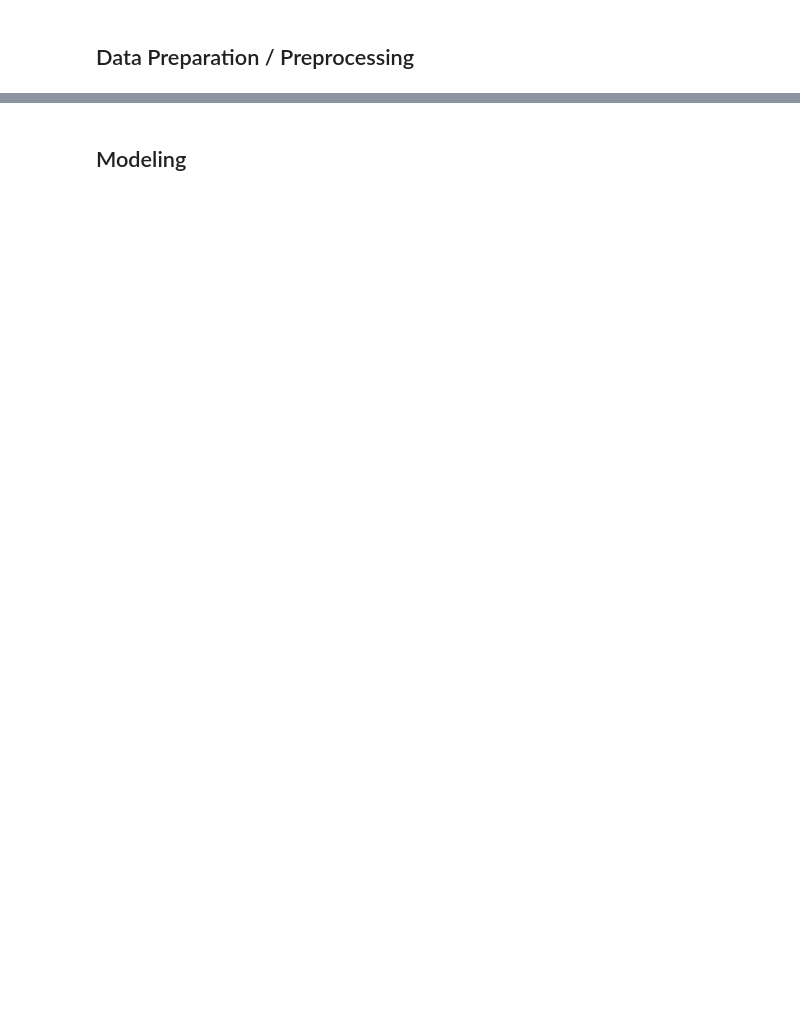
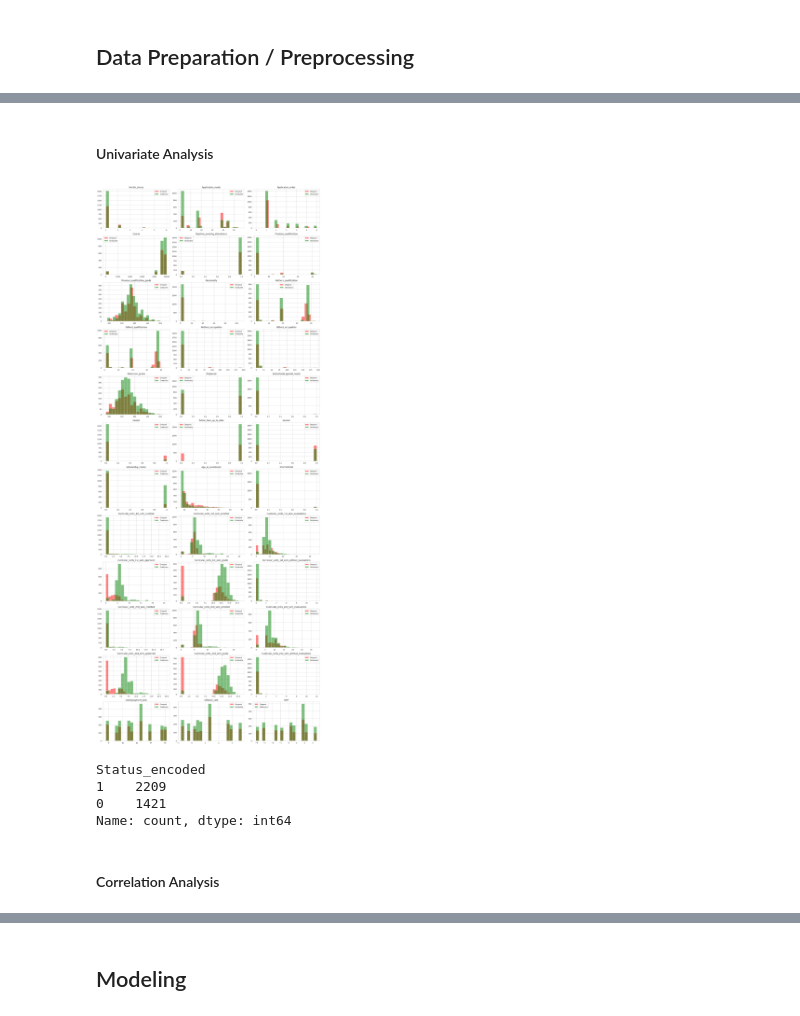
Before and after one commit to lrnArs/dicoding-dt-student-performance, a Jupyter notebook: notebook.ipynb, the cells around one changed output, grey strips where cells are left out. Drawn from its saved outputs; the diff is of its cells as text; code cells hidden in the pictures; blank space fills up the shorter version.

```diff
--- a/notebook.ipynb
+++ b/notebook.ipynb
@@ -310,0 +147,3 @@ Name: proportion, dtype: float64
+# %%
+#define Model training (only dropout and graduate)
+df_model = df[df['Status'].isin(['Dropout', 'Graduate'])].copy()
@@ -310,0 +177,5 @@ Name: proportion, dtype: float64
+# %%
+#Encode Target
+le = LabelEncoder()
+df_model['Status_encoded'] = le.fit_transform(df_model['Status'])
+print("Encode Mapping:" , dict(zip(le.classes_, le.transform(le.classes_))))
@@ -310,0 +188,11 @@ Name: proportion, dtype: float64
+# %%
+#separate features and target
+X = df_model.drop(columns=['Status', 'Status_encoded'])
+y = df_model['Status_encoded']
+
+print(f"\nFeatures shape: {X.shape}")
+print(f"Target shape: {y.shape}")
+print("\nTarget distribution in modeling set:")
+print(y.value_counts(normalize=True) * 100)
+
+#1=graduate, #0=Dropout
@@ -310,0 +208,33 @@ Name: proportion, dtype: float64
+# %%
+#Pilih Numeric Featuers
+numeric_cols = X.select_dtypes(include=[np.number]).columns
+categorical_cols = X.select_dtypes(include=['object']).columns
+# %% [markdown]
+#### Univariate Analysis
+# %%
+#histogram numeric
+fig, axes = plt.subplots(nrows=len(numeric_cols)//3 + 1, ncols=3, figsize=(18, 4*len(numeric_cols)//3))
+axes = axes.flatten()
+for i, col in enumerate(numeric_cols):
+    ax = axes[i]
+    # Histogram for Dropout and Graduate separately
+    for status, color in zip([0,1], ['red', 'green']):
+        data = X[y == status][col]
+        ax.hist(data, alpha=0.5, bins=20, label=f'{"Dropout" if status==0 else "Graduate"}', color=color)
+    ax.set_title(col)
+    ax.legend()
+for i in range(len(numeric_cols), len(axes)):
+    axes[i].set_visible(False)
+plt.tight_layout()
+plt.show()
+# %% [output]
+[figure, added]
+# %%
+print(y.value_counts())
+# %% [output]
+Status_encoded
+1    2209
+0    1421
+Name: count, dtype: int64
+# %% [markdown]
+#### Correlation Analysis
```
Also changed, not shown: parts of 60 cells of this notebook, 10 other files.
